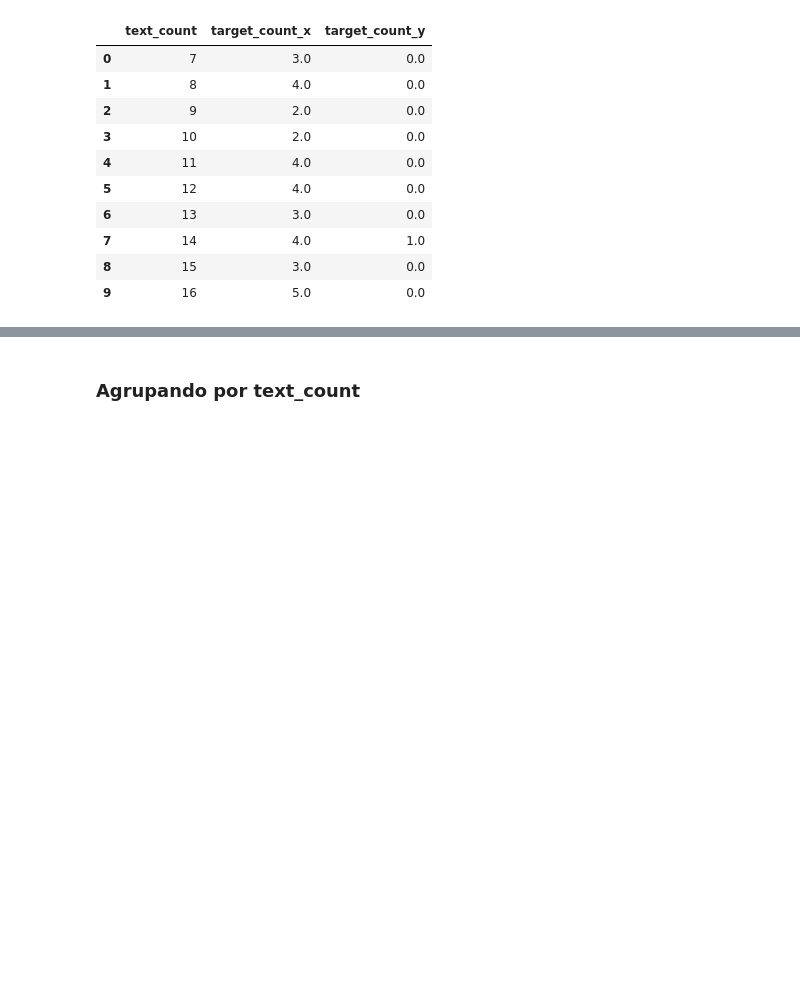
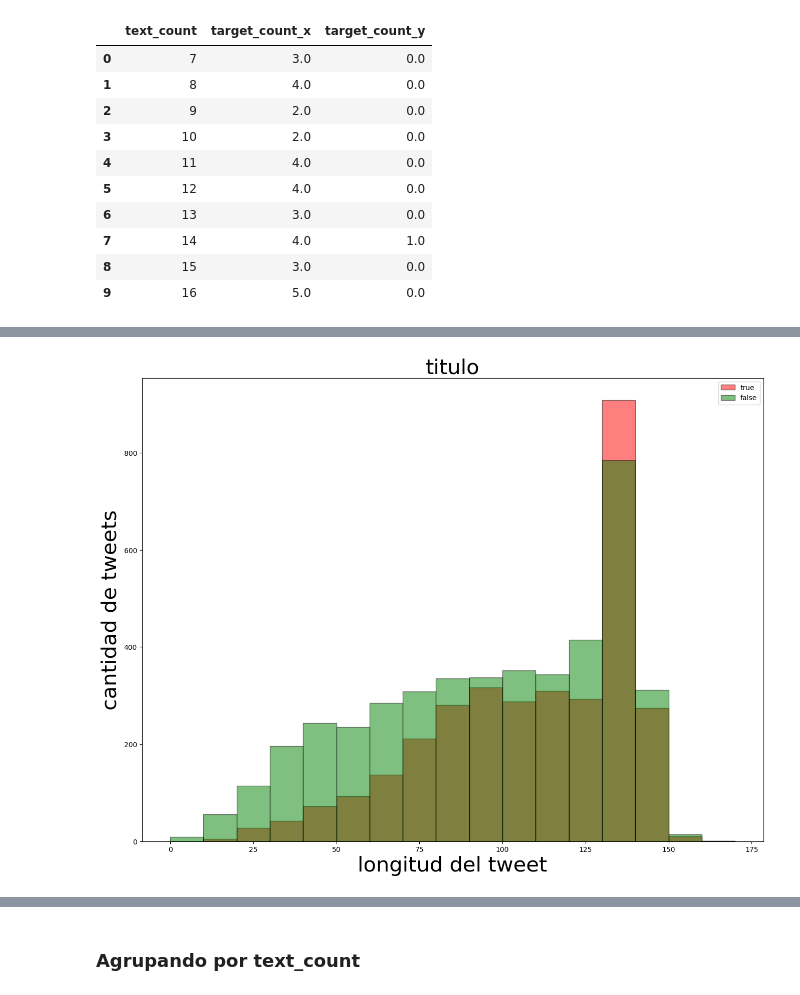
Before and after one commit to csulak/python-jupyter, a Jupyter notebook: ejercicio-twitter/ejercicio-twitter.ipynb, the cells around one changed output, grey strips where cells are left out. Cells and saved outputs as stored; diff of their text form; code cells hidden in the pictures; blank space fills up the shorter version.

Commit message:
se avanzo con el plotting

```diff
--- a/ejercicio-twitter/ejercicio-twitter.ipynb
+++ b/ejercicio-twitter/ejercicio-twitter.ipynb
@@ -586,0 +399,3 @@ joined.head(20)
+# %%
+train_df_falsos = train_df[(train_df['target'] == 0)]
+train_df_verdaderos = train_df[(train_df['target'] == 1)]
@@ -586,0 +418,18 @@ joined.head(20)
+# %%
+ax= plt.figure(figsize=(16, 12))
+
+false = train_df_falsos['text_count']
+true = train_df_verdaderos['text_count']
+
+bins = list(range(0, 180, 10))
+
+plt.hist(true, bins, alpha=0.5, label='true', color='red', ec='black')
+plt.hist(false, bins, alpha=0.5, label='false', color= 'green', ec='black')
+
+plt.legend(loc='upper right')
+plt.title('titulo', fontsize=30)
+plt.xlabel('longitud del tweet', fontsize=30)
+plt.ylabel('cantidad de tweets', fontsize=30)
+plt.show()
+# %% [output]
+[figure, added]
```
Also changed, not shown: parts of 32 cells of this notebook.
